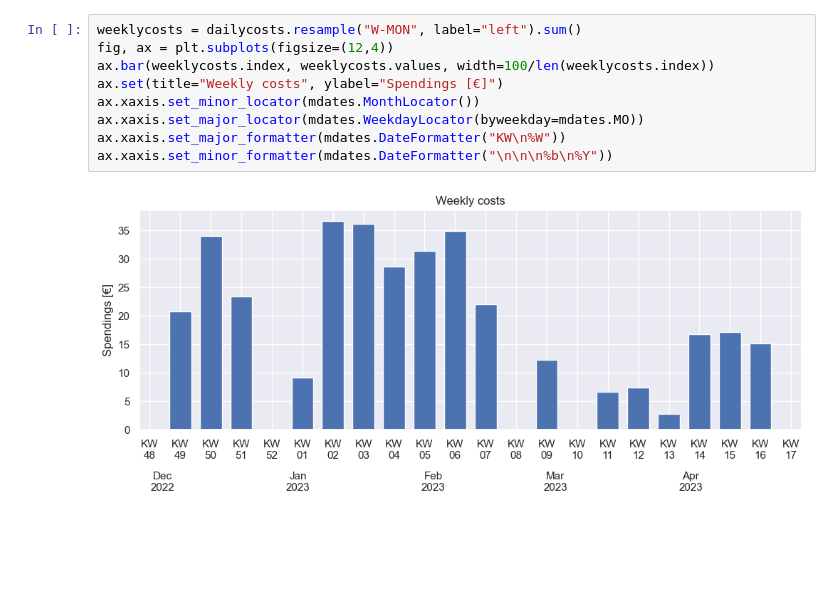
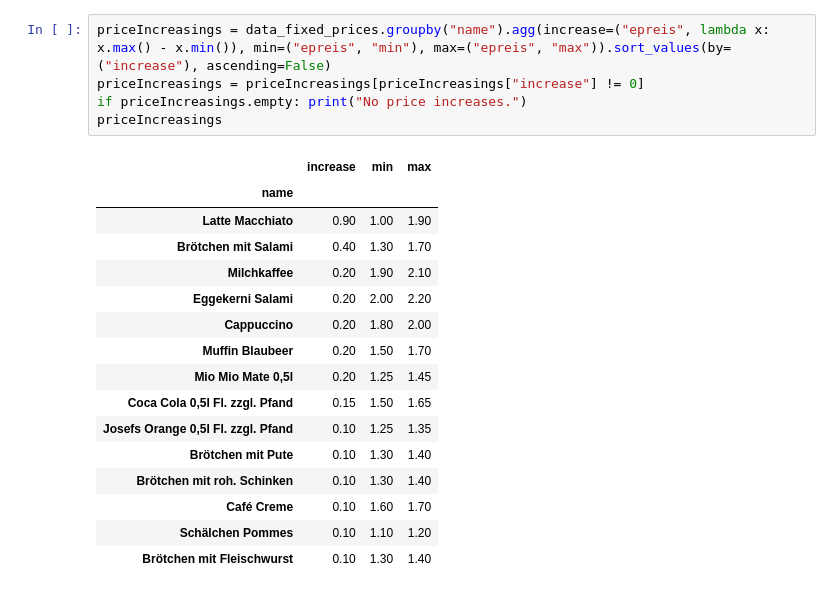
Before and after one commit to florianklu/mensa-spendings, a Jupyter notebook: example.ipynb, the cells around one changed output. Saved outputs shown, nothing was run; the diff lists cells and outputs as text; blank space fills up the shorter version.

```diff
--- a/example.ipynb
+++ b/example.ipynb
@@ -154,11 +106,22 @@ ax = dailycosts.plot(kind="line", figsize=(12,4), title="Daily costs", xlabel=""
-# %%
-weeklycosts = dailycosts.resample("W-MON", label="left").sum()
-fig, ax = plt.subplots(figsize=(12,4))
-ax.bar(weeklycosts.index, weeklycosts.values, width=100/len(weeklycosts.index))
-ax.set(title="Weekly costs", ylabel="Spendings [€]")
-ax.xaxis.set_minor_locator(mdates.MonthLocator())
-ax.xaxis.set_major_locator(mdates.WeekdayLocator(byweekday=mdates.MO))
-ax.xaxis.set_major_formatter(mdates.DateFormatter("KW\n%W"))
-ax.xaxis.set_minor_formatter(mdates.DateFormatter("\n\n\n%b\n%Y"))
-# %% [output]
-[figure, removed]
+# %%
+priceIncreasings = data_fixed_prices.groupby("name").agg(increase=("epreis", lambda x: x.max() - x.min()), min=("epreis", "min"), max=("epreis", "max")).sort_values(by=("increase"), ascending=False)
+priceIncreasings = priceIncreasings[priceIncreasings["increase"] != 0]
+if priceIncreasings.empty: print("No price increases.")
+priceIncreasings
+# %% [output]
+|  | increase | min | max |
+| name |  |  |  |
+| Latte Macchiato | 0.90 | 1.00 | 1.90 |
+| Brötchen mit Salami | 0.40 | 1.30 | 1.70 |
+| Milchkaffee | 0.20 | 1.90 | 2.10 |
+| Eggekerni Salami | 0.20 | 2.00 | 2.20 |
+| Cappuccino | 0.20 | 1.80 | 2.00 |
+| Muffin Blaubeer | 0.20 | 1.50 | 1.70 |
+| Mio Mio Mate 0,5l | 0.20 | 1.25 | 1.45 |
+| Coca Cola 0,5l Fl. zzgl. Pfand | 0.15 | 1.50 | 1.65 |
+| Josefs Orange 0,5l Fl. zzgl. Pfand | 0.10 | 1.25 | 1.35 |
+| Brötchen mit Pute | 0.10 | 1.30 | 1.40 |
+| Brötchen mit roh. Schinken | 0.10 | 1.30 | 1.40 |
+| Café Creme | 0.10 | 1.60 | 1.70 |
+| Schälchen Pommes | 0.10 | 1.10 | 1.20 |
+| Brötchen mit Fleischwurst | 0.10 | 1.30 | 1.40 |
```
Also changed, not shown: parts of 35 cells of this notebook, 3 other files.
